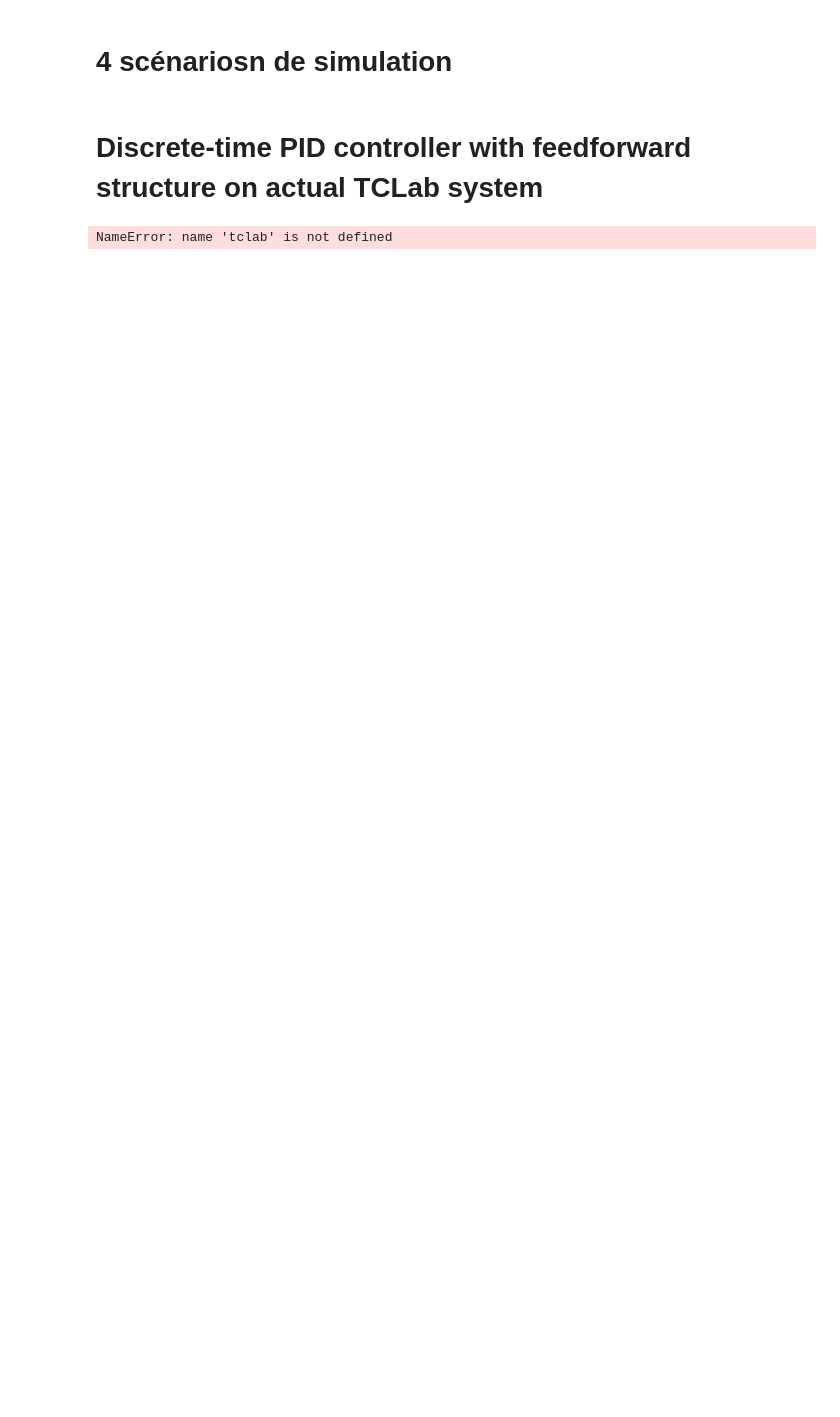
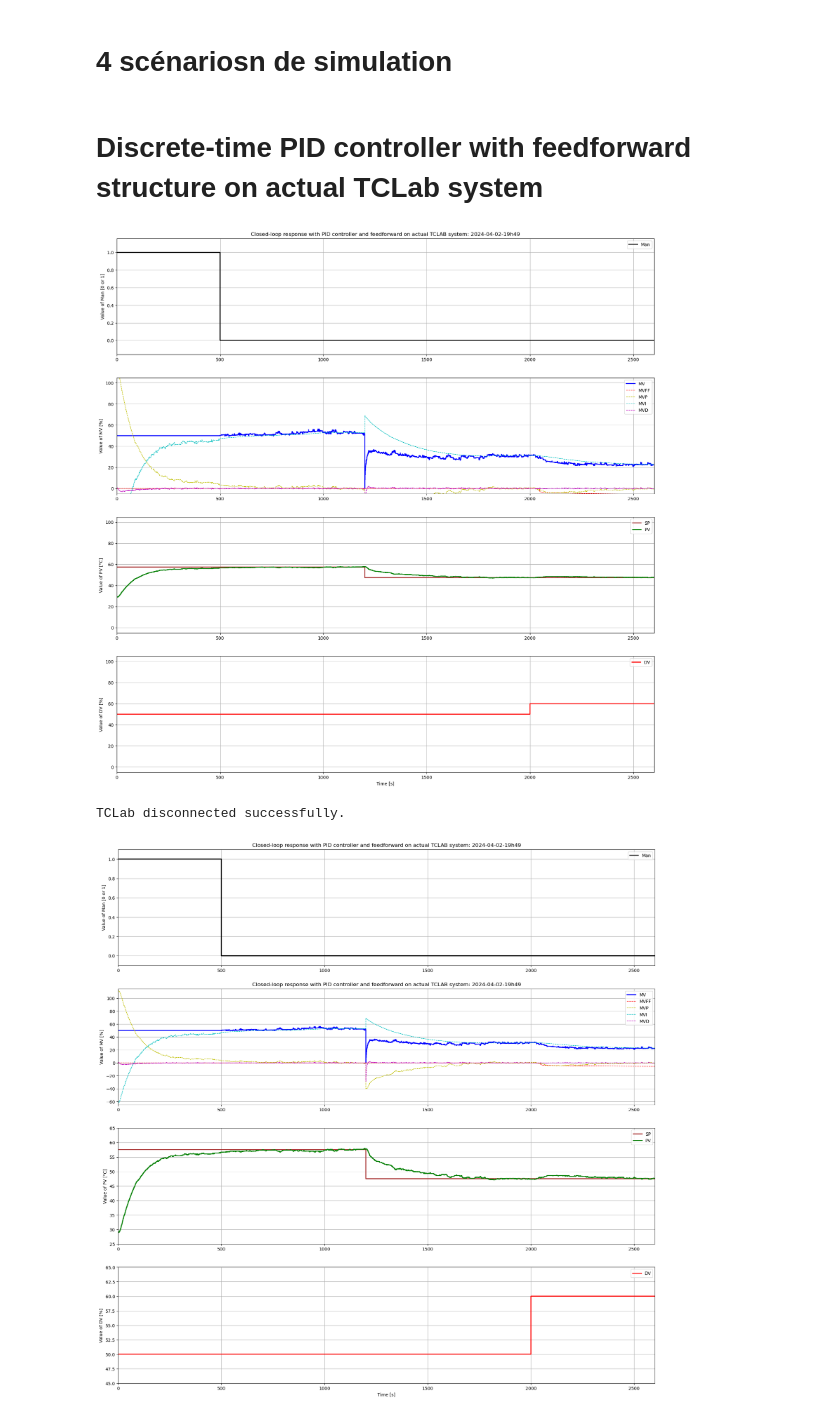
Before and after one commit to comus3/controlTheoryLabFiles, a Jupyter notebook: Control_theory_software_V3/TCLab_CLP_PID_FF.ipynb, the cells around one changed output. Saved outputs shown, nothing was run; the diff lists cells and outputs as text; code cells hidden in the pictures; blank space fills up the shorter version.

```diff
--- a/Control_theory_software_V3/TCLab_CLP_PID_FF.ipynb
+++ b/Control_theory_software_V3/TCLab_CLP_PID_FF.ipynb
@@ -20,24 +29,26 @@ from PACKAGE_LAB import *
 # %% [markdown]
 # Simulation Parameters
 # %%
-TSim = 2400
+TSim = 2600
 Ts = 1
 N = int(TSim/Ts) + 1
 # Working point
 MV0 = 50
 DV0 = 50
 PV0 = 52.5
-# Parameters Step response MV
-Kp = 0.22940157900053862
-T1p = 235.05979493875853
-T2p =  4.990264278507082
-thetap =  50.462409314789745
+
+
+# Parameters Step response MV : A verifier
+Kp = 0.407
+T1p =   150.245
+T2p =  2.754
+thetap =  6
 
 # Parameters Step response DV
-Kd = 0.407
-T1d =  150.244
-T2d =  2.7537
-thetad = 6
+Kd =   0.22940157900053862
+T1d =    235.05979493875853
+T2d =   4.990264278507082
+thetad =    50.462409314789745
 
 # Process object
 P = Process({})
@@ -136,24 +147,30 @@ fig.set_figwidth(22)
 
 l1, = ax1.step([0,TSim],[-0.1,1.1],'k-',linewidth=2,label="Man",where='post')
 ax1.set_ylabel('Value of Man [0 or 1]')
-ax1.set_title('Closed-loop response with PID controller and feedforward on actual TCLAB system' + date_time)
+ax1.set_title('Closed-loop response with PID controller and feedforward on actual TCLAB system: ' + date_time)
 ax1.legend(loc='best')
+ax1.grid(True)
 
 l2, = ax2.step([0,TSim],[0,100],'b-',linewidth=2,label="MV",where='post')
-l9, = ax2.step([0,TSim],[0,100],'--m',linewidth=1,label="MVFF",where='post')
+l9, = ax2.step([0,TSim],[0,100],'--r',linewidth=1,label="MVFF",where='post')
 l3, = ax2.step([0,TSim],[0,100],'--y',linewidth=1,label="MVP",where='post')
 l4, = ax2.step([0,TSim],[0,100],'--c',linewidth=1,label="MVI",where='post')
-l5, = ax2.step([0,TSim],[0,100],'--r',linewidth=1,label="MVD",where='post')
+l5, = ax2.step([0,TSim],[0,100],'--m',linewidth=1,label="MVD",where='post')
 ax2.set_ylabel("Value of MV [%]")
 ax2.legend(loc='best')
-l6, = ax3.step([0,TSim],[0,100],'k-',linewidth=2,label="SP",where='post')
+ax2.grid(True)
+
+l6, = ax3.step([0,TSim],[0,100],'brown',linewidth=2,label="SP",where='post')
 l7, = ax3.step([0,TSim],[0,100],'g-',linewidth=2,label="PV",where='post')
 ax3.set_ylabel("Value of PV [°C]")
 ax3.legend(loc='best')
+ax3.grid(True)
+
 l8, = ax4.step([0,TSim],[0,100],'r-',linewidth=2,label="DV",where='post')
 ax4.set_xlabel("Time [s]")
 ax4.set_ylabel("Value of DV [%]")
 ax4.legend(loc='best')
+ax4.grid(True)
 
 
 for i in range(0,N):
@@ -205,33 +222,35 @@ for i in range(0,N):
     ax4.set_xlim(0, t[-1]+1)
 
     display(fig)
 
 lab.close()
 
 ax1.set_ylim(-0.1,1.1)
-ax2.set_title( 'Closed-loop response with PID controller and Feedforward: ' +  date_time )
+ax2.set_title( 'Closed-loop response with PID controller and feedforward on actual TCLAB system: ' +  date_time )
 ax2.set_ylim( myRound(np.min(( np.min(MV) , np.min(MVP) , np.min(MVI) , np.min(MVD) , np.min(MVFF) )) , 5 ) -5 , myRound(np.max(( np.max(MV), np.max(MVP) , np.max(MVI) , np.max(MVD) , np.max(MVFF) )), 5 ) +5 )
 ax3.set_ylim( myRound(np.min(( np.min(PV) , np.min(SP) ) ) , 5 ) - 5, myRound( np.max(( np.max(PV) , np.max(SP) )) , 5) +5 )
 ax4.set_ylim( myRound(np.min(DV) , 5 ) -5 , myRound(np.max(DV) , 5 ) +5 )
 
 nameFile = 'Plots/Closed_loop_experiment3_with_PID_and_FF_' + scenario
 plt.savefig(nameFile + '.png',transparent= True)
 plt.savefig(nameFile + '.pdf',transparent=True)
 
 
 t = np.array( t )
 MV = np.array( MV )
 MVP = np.array( MVP )
 MVI = np.array( MVI )
 MVD = np.array( MVD )
 MVFF = np.array( MVFF )
 SP = np.array( SP )
 PV = np.array( PV )
 DV = np.array( DV )
 Man = np.array( Man)
 my_data = np.vstack(( t.T , MV.T , MVP.T , MVI.T , MVD.T , MVFF.T , SP.T , PV.T , DV.T , Man.T ))
 my_data = my_data.T
-nameFile = ' Data/Experiment_'+ scenario + '.txt'
+nameFile = 'Data/Experiment_'+ scenario + '.txt'
 np.savetxt( nameFile , my_data , delimiter = ',', header = ' t , MV , MVP , MVI , MVD , MVFF , SP , PV , DV , Man' , comments = '' )
 # %% [output]
+[figure, added]
-NameError: name 'tclab' is not defined
+TCLab disconnected successfully.
+[figure, added]
```
Also changed, not shown: parts of 2 cells of this notebook, 19 other files.
